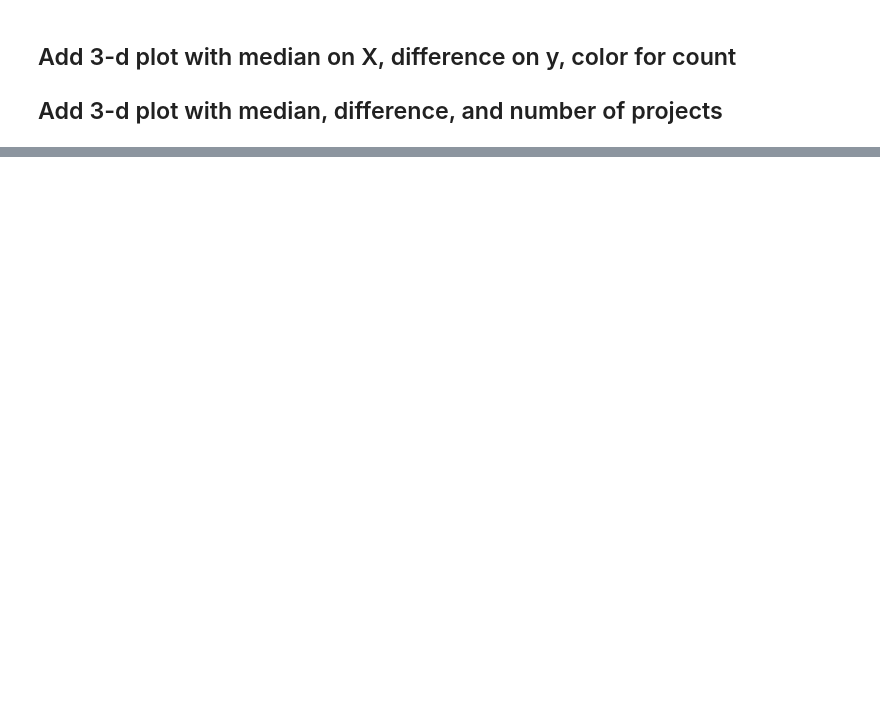
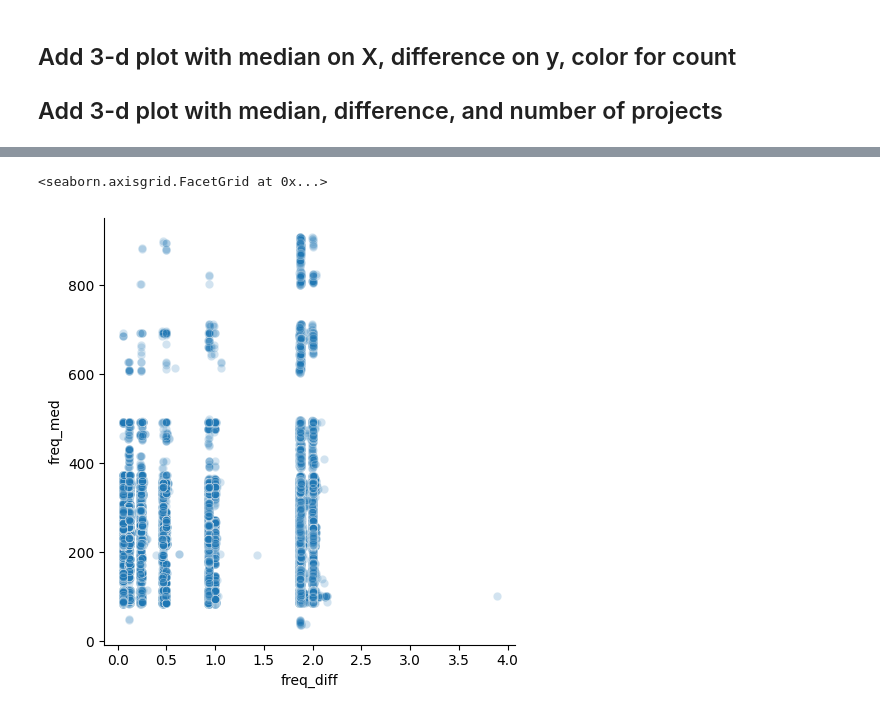
Before and after one commit to rlipps/NRAO_Capstone, a Jupyter notebook: data/measurement_test.ipynb, the cells around one changed output, grey strips where cells are left out. Saved outputs shown, nothing was run; the diff lists cells and outputs as text; code cells hidden in the pictures; blank space fills up the shorter version.

```diff
--- a/data/measurement_test.ipynb
+++ b/data/measurement_test.ipynb
@@ -230,0 +264,5 @@ for row in range(len(smalls)):
+# %%
+sns.relplot(data=lines, x='freq_diff', y='freq_med', alpha=0.2)
+# %% [output]
+<seaborn.axisgrid.FacetGrid at 0x...>
+[figure, added]
```
Also changed, not shown: parts of 21 cells of this notebook.
